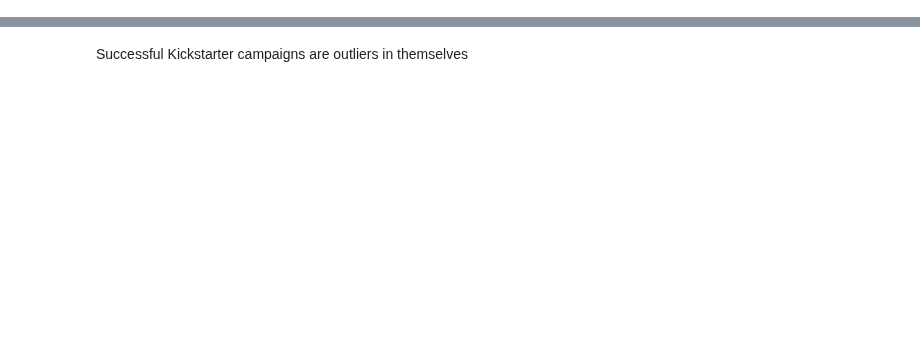
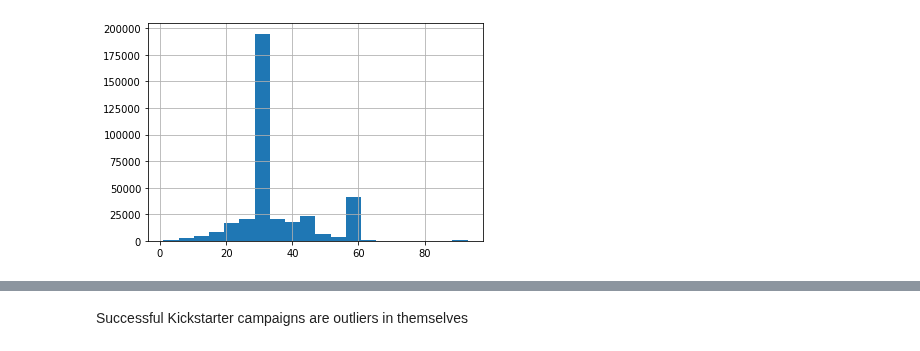
Before and after one commit to dwitten392/Springboard---DW, a Jupyter notebook: Capstone 1 - Kickstarter/Kickstarter Projects.ipynb, the cells around one changed output, grey strips where cells are left out. Drawn from its saved outputs; the diff is of its cells as text; code cells hidden in the pictures; blank space fills up the shorter version.

```diff
--- a/Capstone 1 - Kickstarter/Kickstarter Projects.ipynb
+++ b/Capstone 1 - Kickstarter/Kickstarter Projects.ipynb
@@ -35,0 +50,10 @@ id
+# %%
+#create a new column for days between launch and goal date
+cleaned_data['launched_at'] = pd.to_datetime(cleaned_data['launched_at'])
+cleaned_data['deadline'] = pd.to_datetime(cleaned_data['deadline'])
+
+cleaned_data['days_between'] = (cleaned_data['deadline'] - cleaned_data['launched_at']).dt.days
+cleaned_data['days_between'].hist(bins = 20)
+plt.show()
+# %% [output]
+[figure, added]
```
Also changed, not shown: parts of 9 cells of this notebook.
